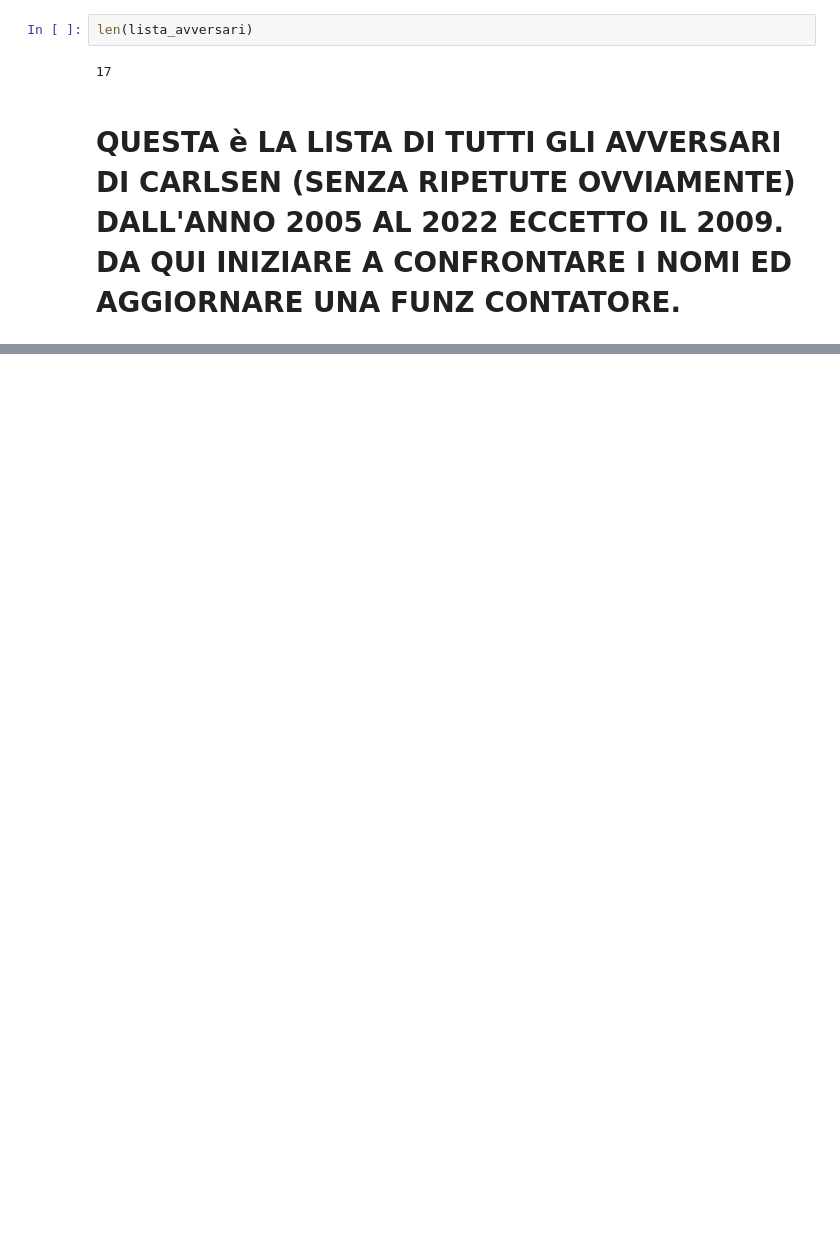
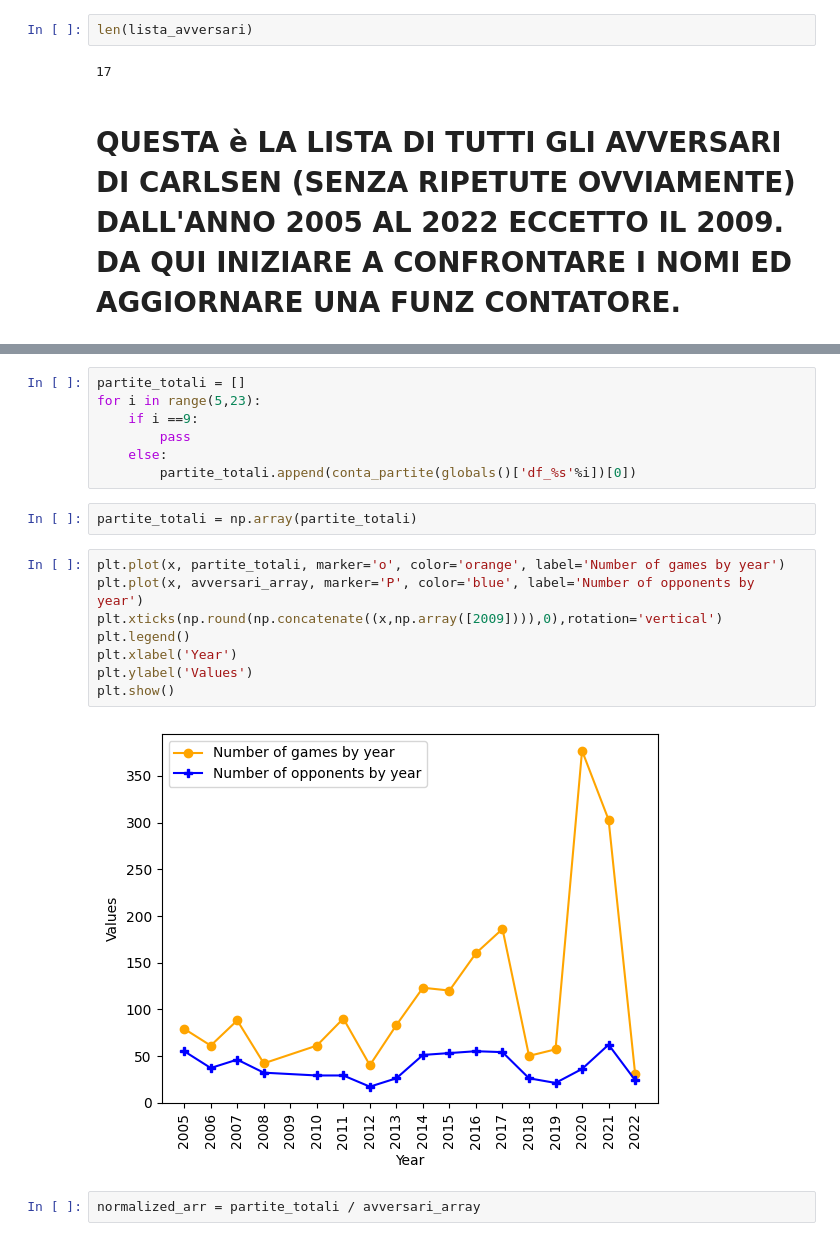
Before and after one commit to poporubeus/Chess_network, a Jupyter notebook: carlsen_ioealex_e_matteo.ipynb, the cells around one changed output, grey strips where cells are left out. Saved outputs shown, nothing was run; the diff lists cells and outputs as text; blank space fills up the shorter version.

```diff
--- a/carlsen_ioealex_e_matteo.ipynb
+++ b/carlsen_ioealex_e_matteo.ipynb
@@ -648,0 +574,21 @@ for j in range(len(var)):
+# %%
+partite_totali = []
+for i in range(5,23):
+    if i ==9:
+        pass
+    else:
+        partite_totali.append(conta_partite(globals()['df_%s'%i])[0])
+# %%
+partite_totali = np.array(partite_totali)
+# %%
+plt.plot(x, partite_totali, marker='o', color='orange', label='Number of games by year')
+plt.plot(x, avversari_array, marker='P', color='blue', label='Number of opponents by year')
+plt.xticks(np.round(np.concatenate((x,np.array([2009]))),0),rotation='vertical')
+plt.legend()
+plt.xlabel('Year')
+plt.ylabel('Values')
+plt.show()
+# %% [output]
+[figure, added]
+# %%
+normalized_arr = partite_totali / avversari_array
```
Also changed, not shown: parts of 47 cells of this notebook.
